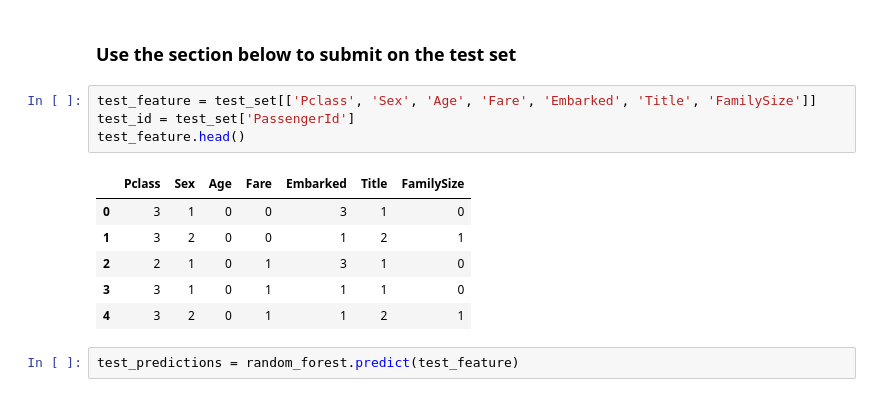
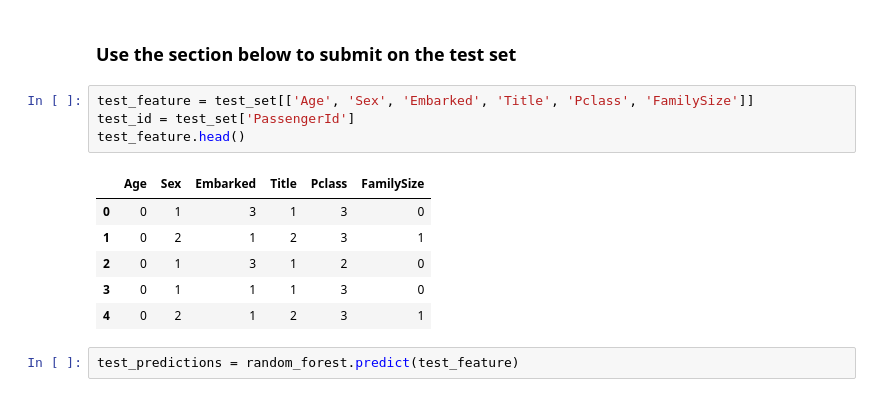
Before and after one commit to kashyapbarua/titanic-model, a Jupyter notebook: titanic-feature-engg.ipynb, the cells around one changed output. Cells and saved outputs as stored; diff of their text form.

```diff
--- a/titanic-feature-engg.ipynb
+++ b/titanic-feature-engg.ipynb
@@ -363,16 +363,16 @@ acc_perceptron
 # %% [markdown]
 ### Use the section below to submit on the test set
 # %%
-test_feature = test_set[['Pclass', 'Sex', 'Age', 'Fare', 'Embarked', 'Title', 'FamilySize']]
+test_feature = test_set[['Age', 'Sex', 'Embarked', 'Title', 'Pclass', 'FamilySize']]
 test_id = test_set['PassengerId']
 test_feature.head()
 # %% [output]
-|  | Pclass | Sex | Age | Fare | Embarked | Title | FamilySize |
-| 0 | 3 | 1 | 0 | 0 | 3 | 1 | 0 |
-| 1 | 3 | 2 | 0 | 0 | 1 | 2 | 1 |
-| 2 | 2 | 1 | 0 | 1 | 3 | 1 | 0 |
-| 3 | 3 | 1 | 0 | 1 | 1 | 1 | 0 |
-| 4 | 3 | 2 | 0 | 1 | 1 | 2 | 1 |
+|  | Age | Sex | Embarked | Title | Pclass | FamilySize |
+| 0 | 0 | 1 | 3 | 1 | 3 | 0 |
+| 1 | 0 | 2 | 1 | 2 | 3 | 1 |
+| 2 | 0 | 1 | 3 | 1 | 2 | 0 |
+| 3 | 0 | 1 | 1 | 1 | 3 | 0 |
+| 4 | 0 | 2 | 1 | 2 | 3 | 1 |
 # %%
 test_predictions = random_forest.predict(test_feature)
 # %%
```
Also changed, not shown: parts of 8 cells of this notebook.
